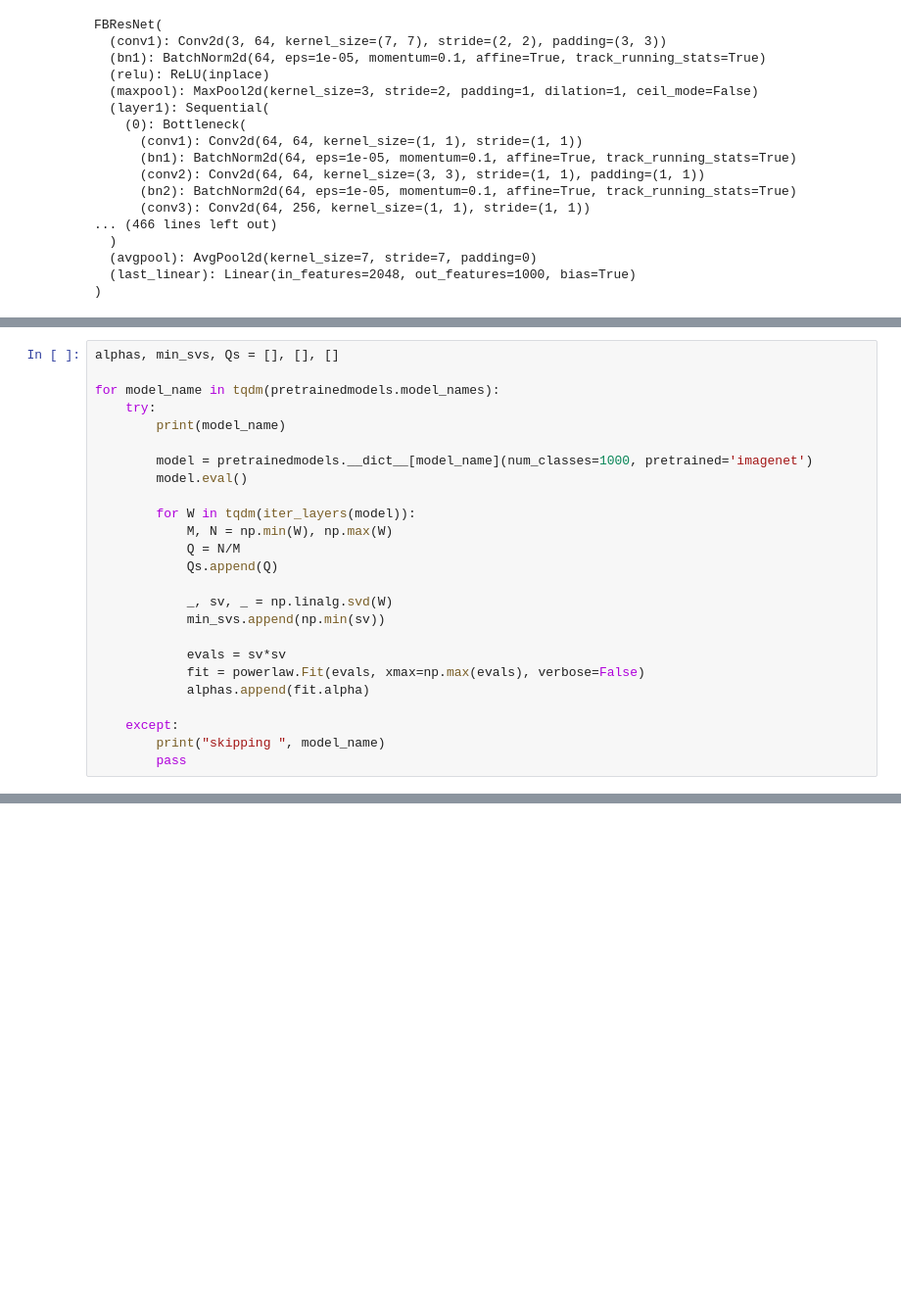
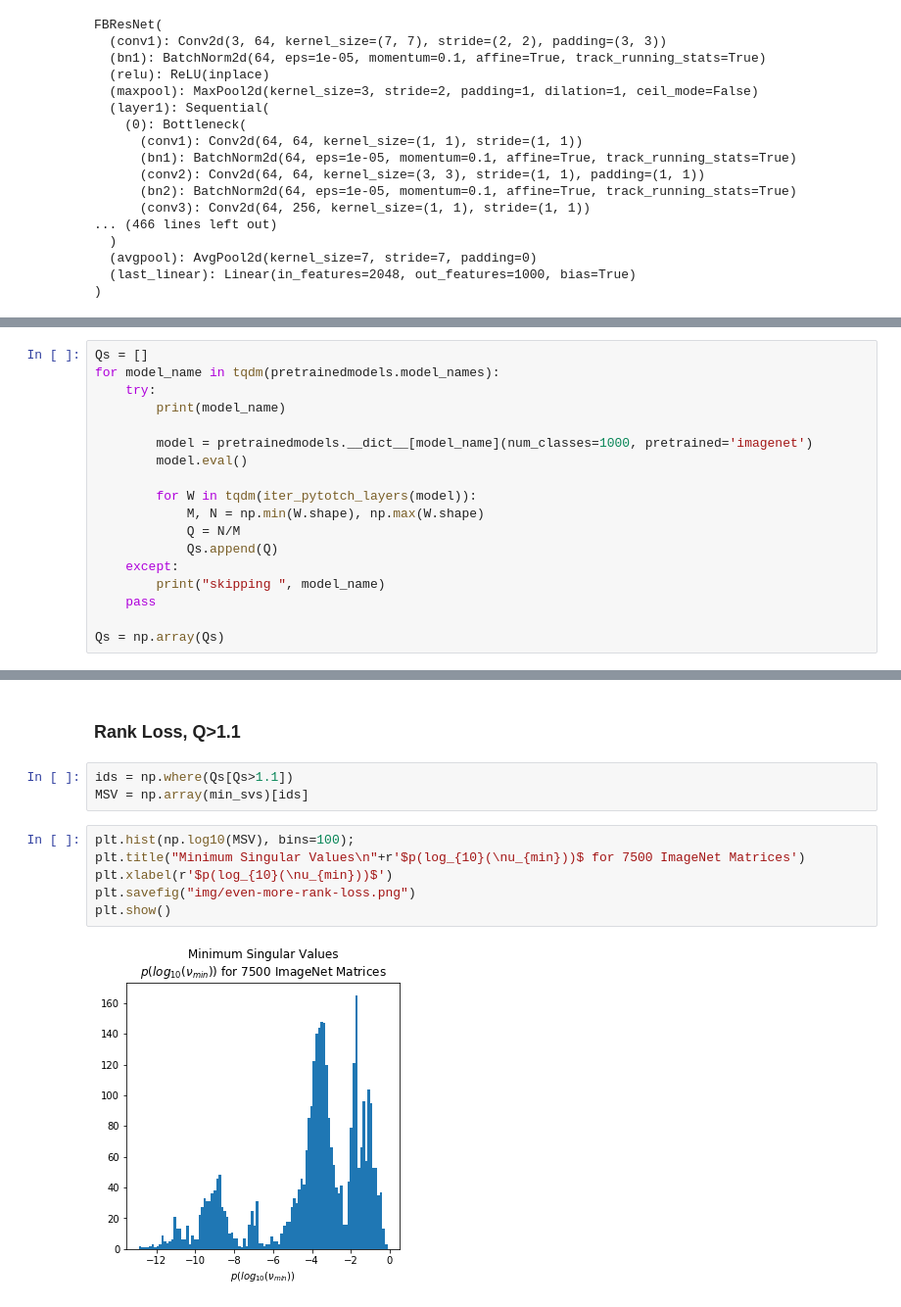
Before and after one commit to CalculatedContent/ImplicitSelfRegularization, a Jupyter notebook: EvenMore-pytorch-models.ipynb, the cells around one changed output, grey strips where cells are left out. Shown at 98% size. Cells and saved outputs as stored; diff of their text form; blank space fills up the shorter version.

```diff
--- a/EvenMore-pytorch-models.ipynb
+++ b/EvenMore-pytorch-models.ipynb
@@ -210,6 +259,5 @@ for W in tqdm(iter_layers(model)):
 # %%
-alphas, min_svs, Qs = [], [], []
-
+Qs = []
 for model_name in tqdm(pretrainedmodels.model_names):
     try:
         print(model_name)
@@ -217,21 +265,15 @@ for model_name in tqdm(pretrainedmodels.model_names):
         model = pretrainedmodels.__dict__[model_name](num_classes=1000, pretrained='imagenet')
         model.eval()
 
-        for W in tqdm(iter_layers(model)):
-            M, N = np.min(W), np.max(W)
+        for W in tqdm(iter_pytotch_layers(model)):
+            M, N = np.min(W.shape), np.max(W.shape)
             Q = N/M
             Qs.append(Q)
-
-            _, sv, _ = np.linalg.svd(W)
-            min_svs.append(np.min(sv))
-
-            evals = sv*sv
-            fit = powerlaw.Fit(evals, xmax=np.max(evals), verbose=False)
-            alphas.append(fit.alpha)
-
     except:
         print("skipping ", model_name)
-        pass
+    pass
+
+Qs = np.array(Qs)
 # %% [output]
 [interactive output not drawn]
 fbresnet152
@@ -250,0 +293,13 @@ alexnet
+# %% [markdown]
+### Rank Loss, Q>1.1
+# %%
+ids = np.where(Qs[Qs>1.1])
+MSV = np.array(min_svs)[ids]
+# %%
+plt.hist(np.log10(MSV), bins=100);
+plt.title("Minimum Singular Values\n"+r'$p(log_{10}(\nu_{min}))$ for 7500 ImageNet Matrices')
+plt.xlabel(r'$p(log_{10}(\nu_{min}))$')
+plt.savefig("img/even-more-rank-loss.png")
+plt.show()
+# %% [output]
+[figure, added]
```
Also changed, not shown: parts of 11 cells of this notebook.
